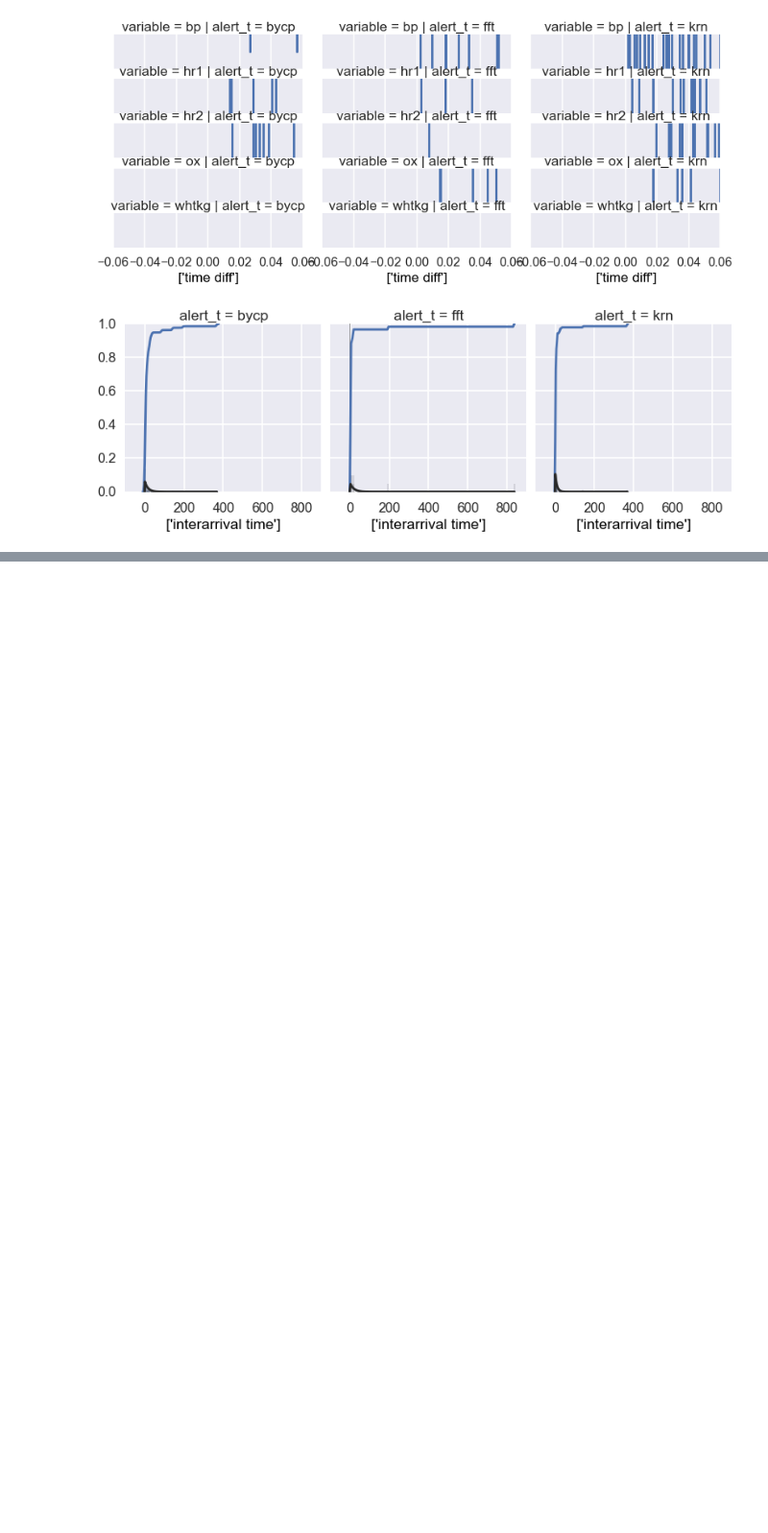
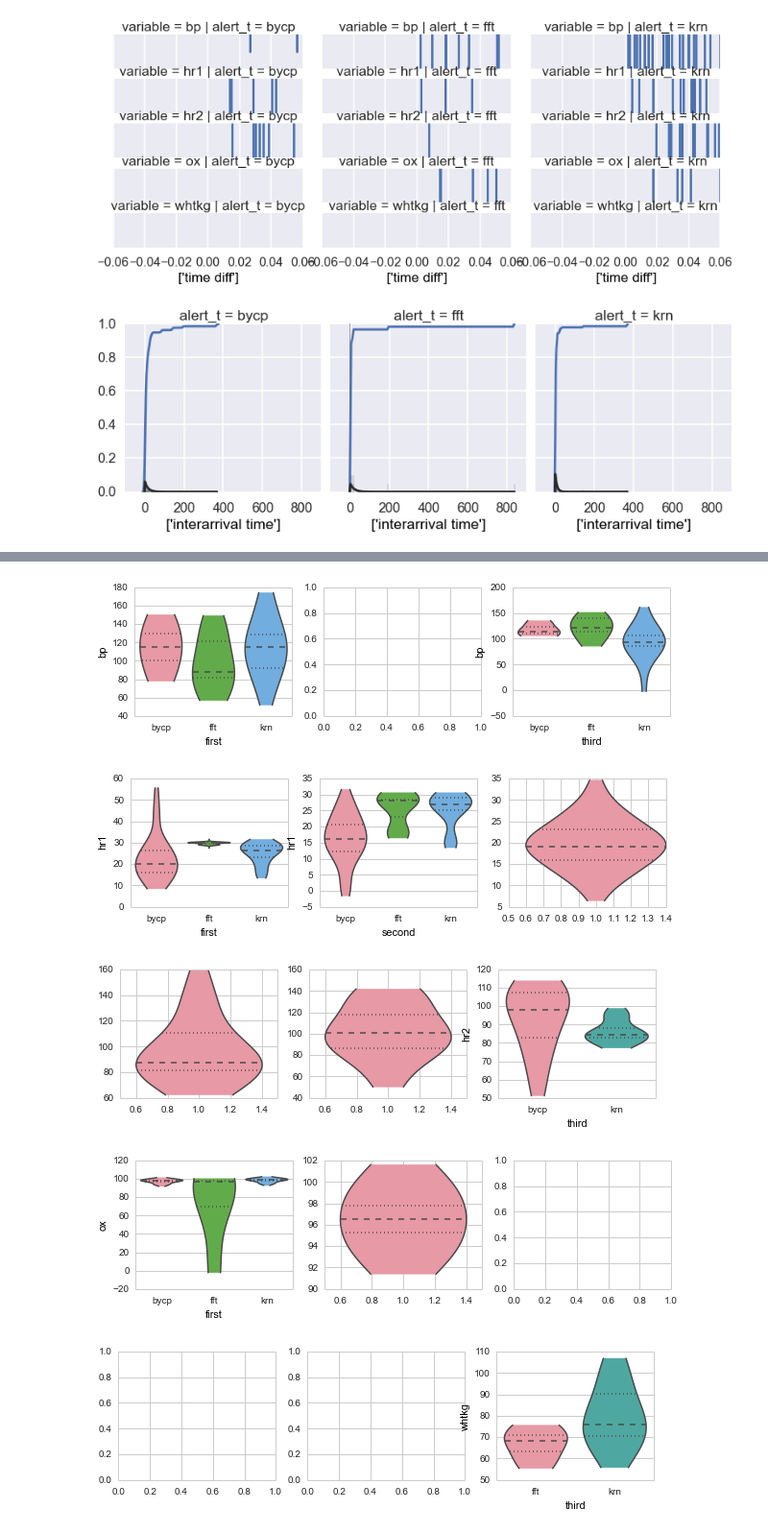
Before and after one commit to ansatz/project, a Jupyter notebook: alerts.ipynb, the cells around one changed output, grey strips where cells are left out. Shown: that part at 96% size. Drawn from its saved outputs; the diff is of its cells as text; code cells hidden in the pictures; blank space fills up the shorter version.

```diff
--- a/alerts.ipynb
+++ b/alerts.ipynb
@@ -131,0 +140,22 @@ plt.autoscale(tight=True)
+# %%
+# violin plots 1,2,3
+vr = sorted( dvln.variable.unique() )
+at = sorted( dvln.dcut.dropna().unique() )
+al = ('a0','a1','a2')
+for v in vr:
+    f = ''.join(['f',str(i)])
+    f,al = plt.subplots(1,3, sharey=False,figsize=(10,2.4) )
+    for i,a in enumerate(at):
+        try:
+            d = pd.DataFrame(vln[v,a]).dropna()
+            ab = sns.violinplot(d.value, d.alert_t, ax=al[i] )
+            ab.set_ylabel(v)
+            ab.set_xlabel(a)
+        except: #e as 'ValueError':
+            pass
+# %% [output]
+[figure, added]
+[figure, added]
+[figure, added]
+[figure, added]
+[figure, added]
```
Also changed, not shown: parts of 6 cells of this notebook, 1 other file.
